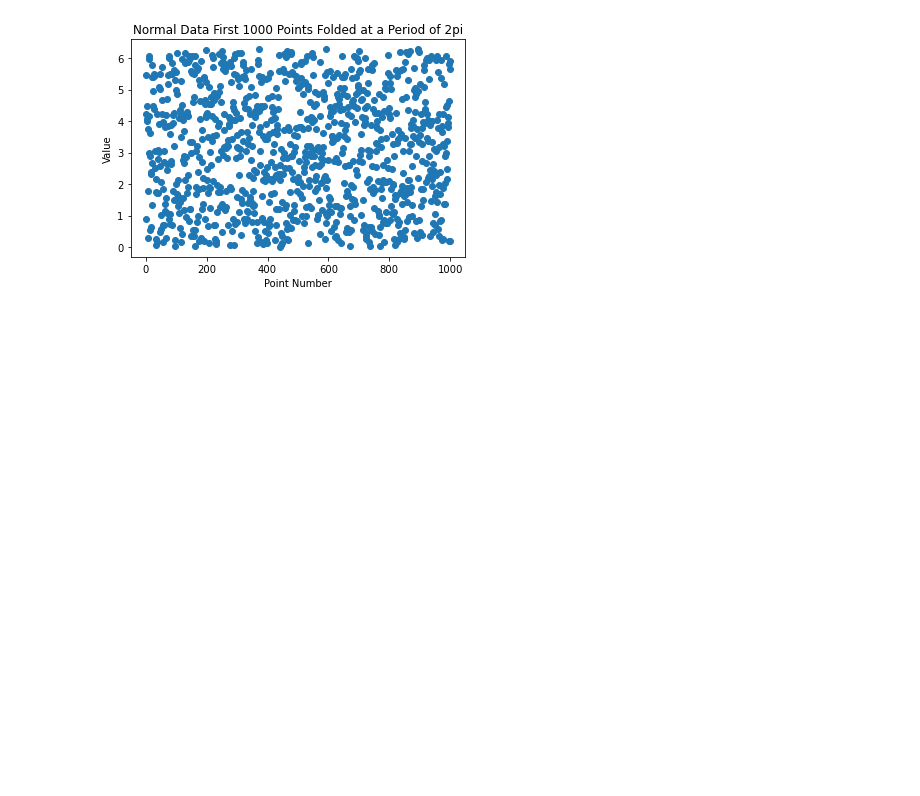
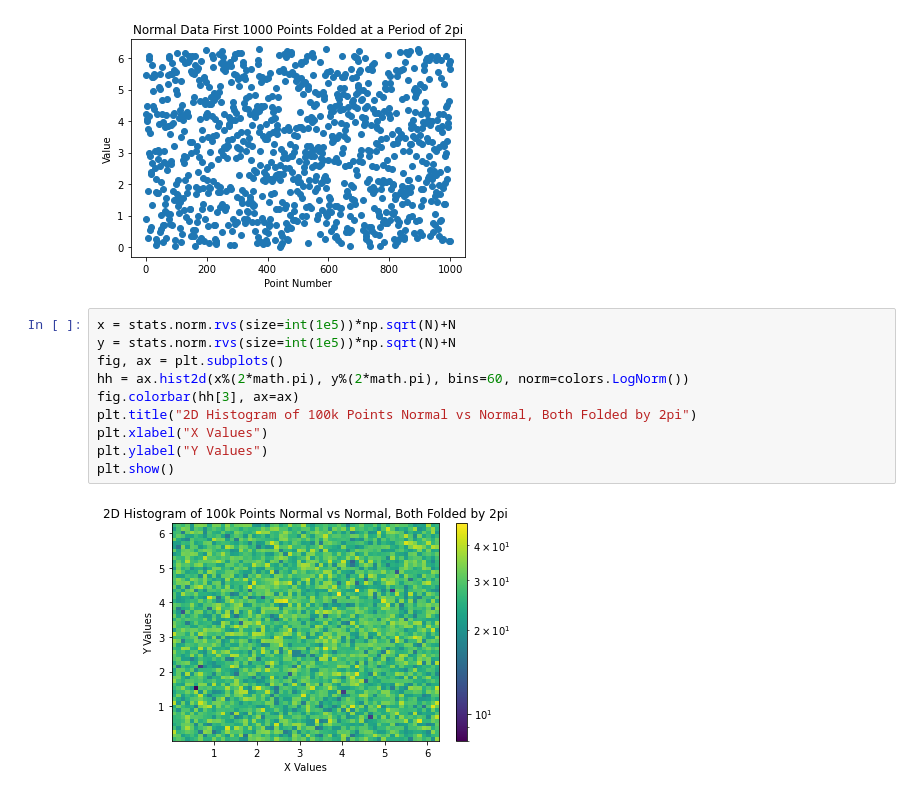
Before and after one commit to zmarucheck/Phys-434, a Jupyter notebook: Homeworks/Hw-4.ipynb, the cells around one changed output. Cells and saved outputs as stored; diff of their text form; blank space fills up the shorter version.

```diff
--- a/Homeworks/Hw-4.ipynb
+++ b/Homeworks/Hw-4.ipynb
@@ -81,3 +81,15 @@ plt.ylabel("Value")
 plt.show()
 # %% [output]
 [figure]
+# %%
+x = stats.norm.rvs(size=int(1e5))*np.sqrt(N)+N
+y = stats.norm.rvs(size=int(1e5))*np.sqrt(N)+N
+fig, ax = plt.subplots()
+hh = ax.hist2d(x%(2*math.pi), y%(2*math.pi), bins=60, norm=colors.LogNorm())
+fig.colorbar(hh[3], ax=ax)
+plt.title("2D Histogram of 100k Points Normal vs Normal, Both Folded by 2pi")
+plt.xlabel("X Values")
+plt.ylabel("Y Values")
+plt.show()
+# %% [output]
+[figure, added]
```
Also changed, not shown: 1 other file.
